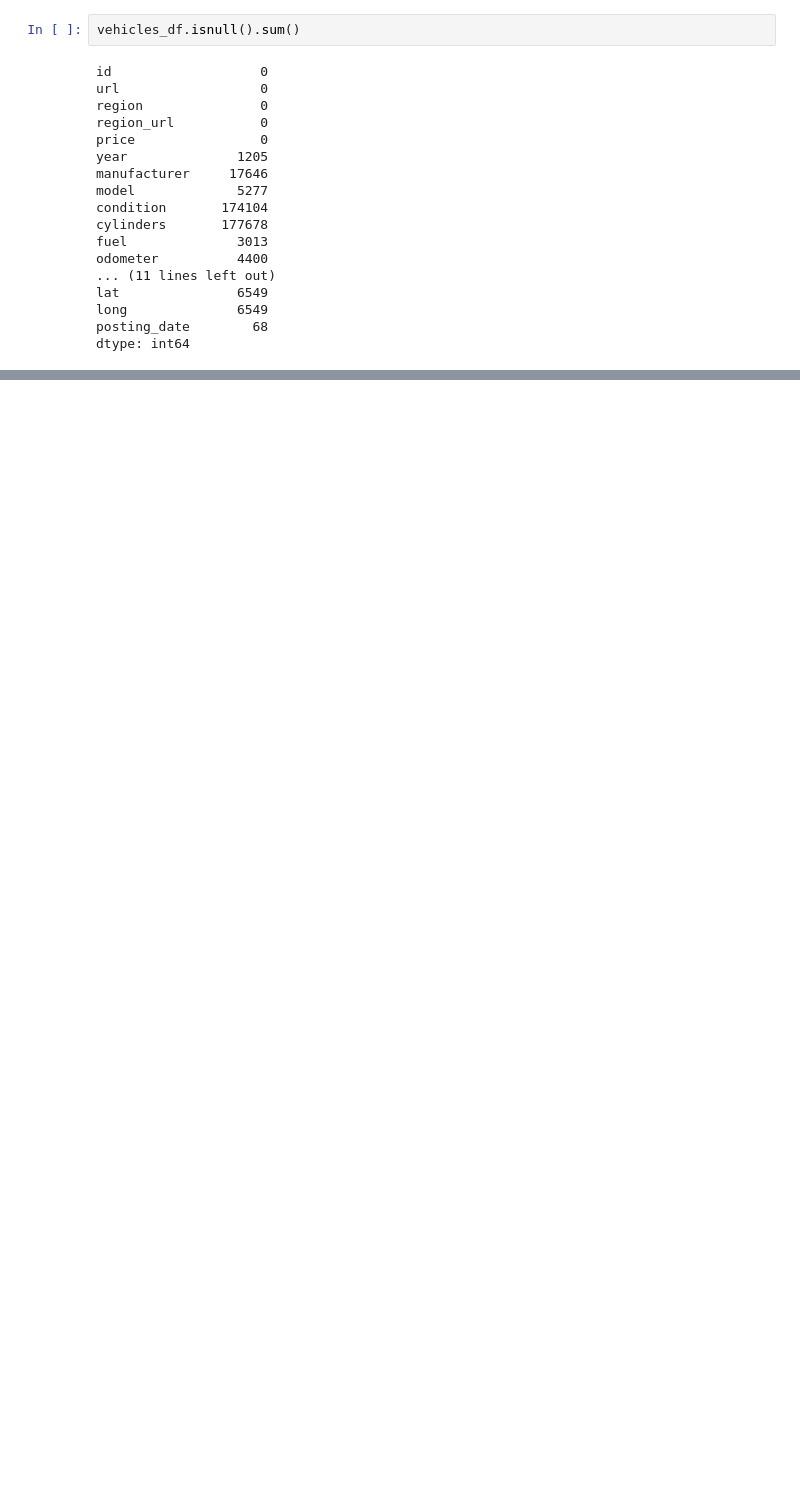
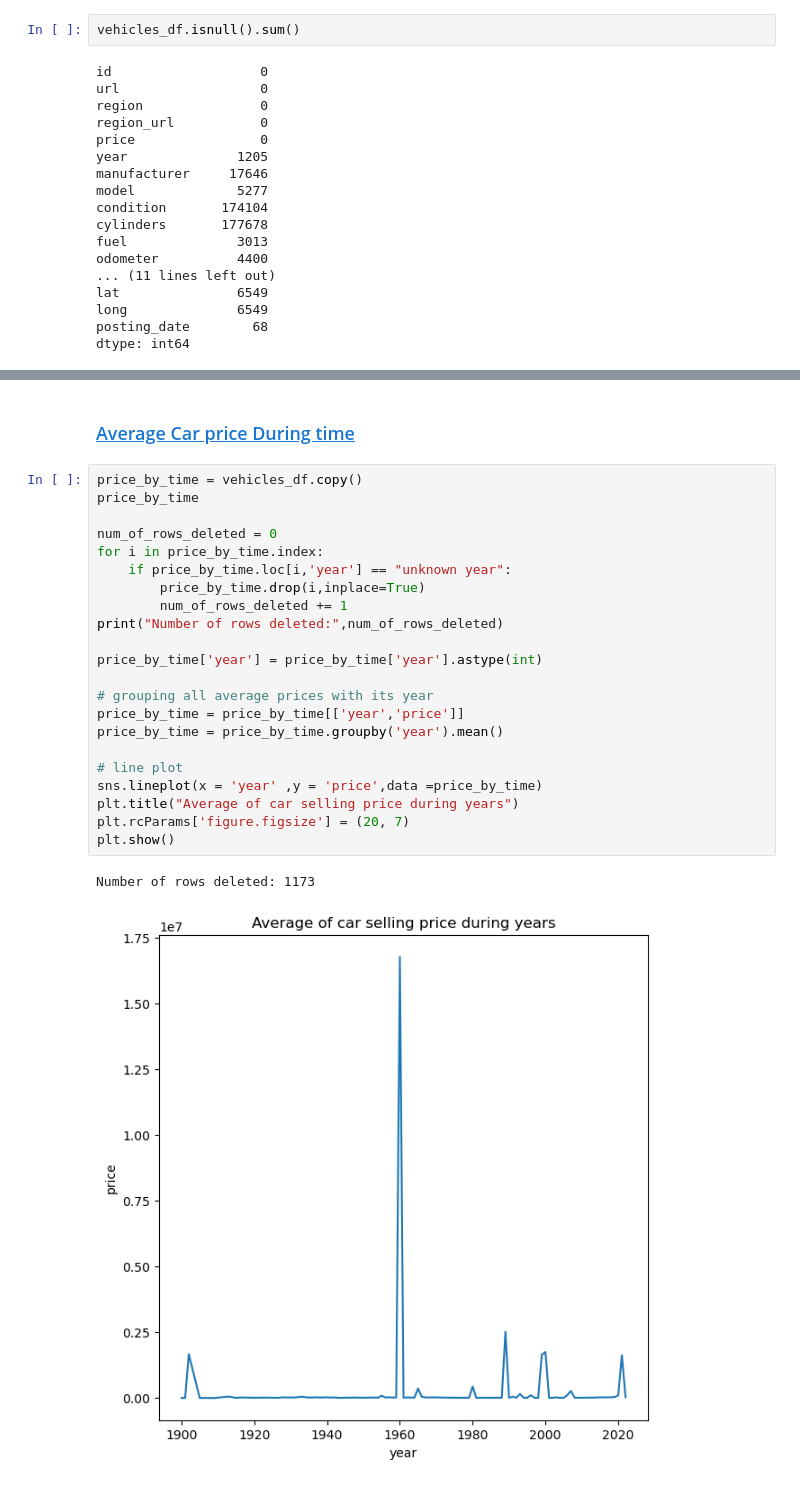
Before and after one commit to yousefalielkhapery1/Vehicles_dataset_analysis, a Jupyter notebook: vehicles.ipynb, the cells around one changed output, grey strips where cells are left out. Saved outputs shown, nothing was run; the diff lists cells and outputs as text; blank space fills up the shorter version.

```diff
--- a/vehicles.ipynb
+++ b/vehicles.ipynb
@@ -129,0 +347,27 @@ pd.get_option('display.max_rows')  # seeing what is the default displaying rows
+# %% [markdown]
+### <a id='toc1_3_3_'></a>[Average Car price During time](#toc0_)
+# %%
+price_by_time = vehicles_df.copy()
+price_by_time
+
+num_of_rows_deleted = 0
+for i in price_by_time.index:
+    if price_by_time.loc[i,'year'] == "unknown year":
+        price_by_time.drop(i,inplace=True)
+        num_of_rows_deleted += 1
+print("Number of rows deleted:",num_of_rows_deleted)
+
+price_by_time['year'] = price_by_time['year'].astype(int)
+
+# grouping all average prices with its year
+price_by_time = price_by_time[['year','price']]
+price_by_time = price_by_time.groupby('year').mean()
+
+# line plot
+sns.lineplot(x = 'year' ,y = 'price',data =price_by_time)
+plt.title("Average of car selling price during years")
+plt.rcParams['figure.figsize'] = (20, 7)
+plt.show()
+# %% [output]
+Number of rows deleted: 1173
+[figure, added]
```
Also changed, not shown: parts of 28 cells of this notebook.
